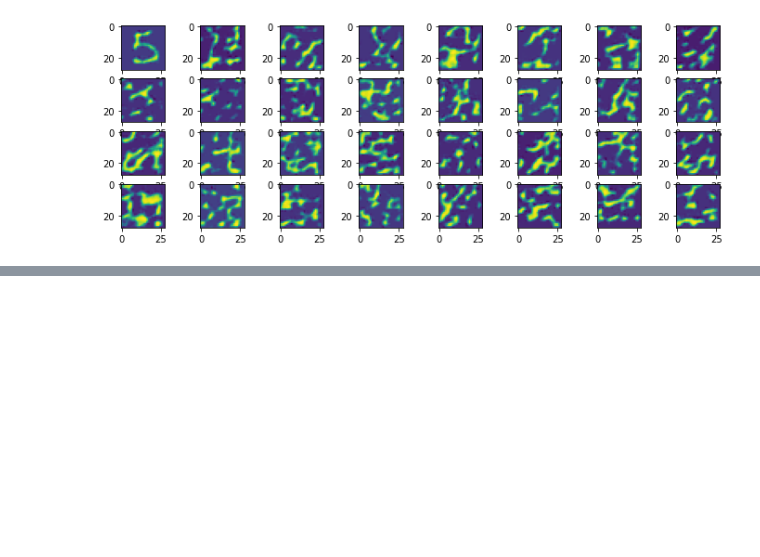
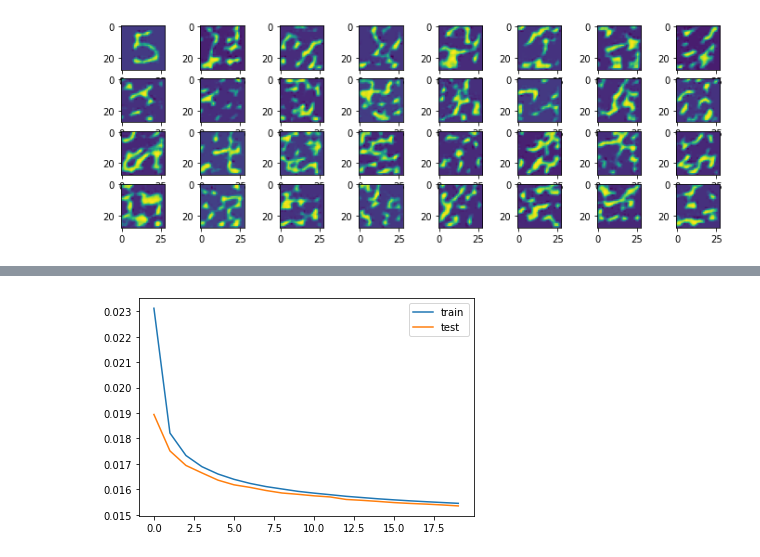
Before and after one commit to ilgabbio/meetup-generative-models, a Jupyter notebook: 07_VQ-VAE.ipynb, the cells around one changed output, grey strips where cells are left out. Drawn from its saved outputs; the diff is of its cells as text; code cells hidden in the pictures; blank space fills up the shorter version.

Commit message:
GatedPixelCNN

```diff
--- a/07_VQ-VAE.ipynb
+++ b/07_VQ-VAE.ipynb
@@ -228,0 +264,16 @@ from torch.utils.data import DataLoader
+# %%
+from VAE import load_model
+from VQ_VAE import VqVae
+
+pix, train_losses, test_losses = load_model(
+    'generated/vqvae_gpcnn/', GatedPixelCNN(n_layers=6))
+# %%
+from matplotlib import pyplot as plt
+
+fig = plt.figure()
+plt.plot(train_losses)
+plt.plot(test_losses)
+plt.legend(['train','test'])
+plt.show();
+# %% [output]
+[figure, added]
```
Also changed, not shown: parts of 11 cells of this notebook, 4 other files.
